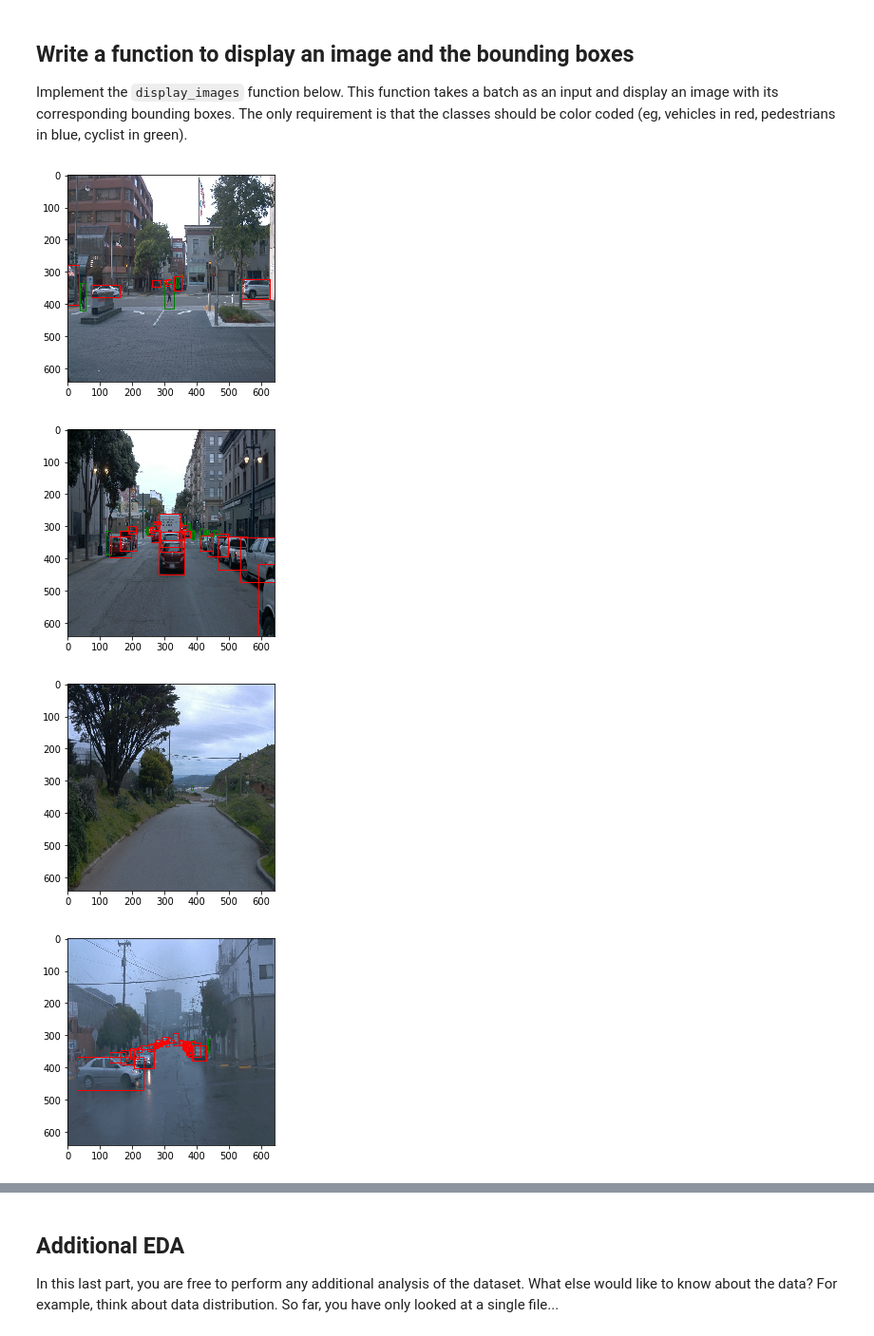
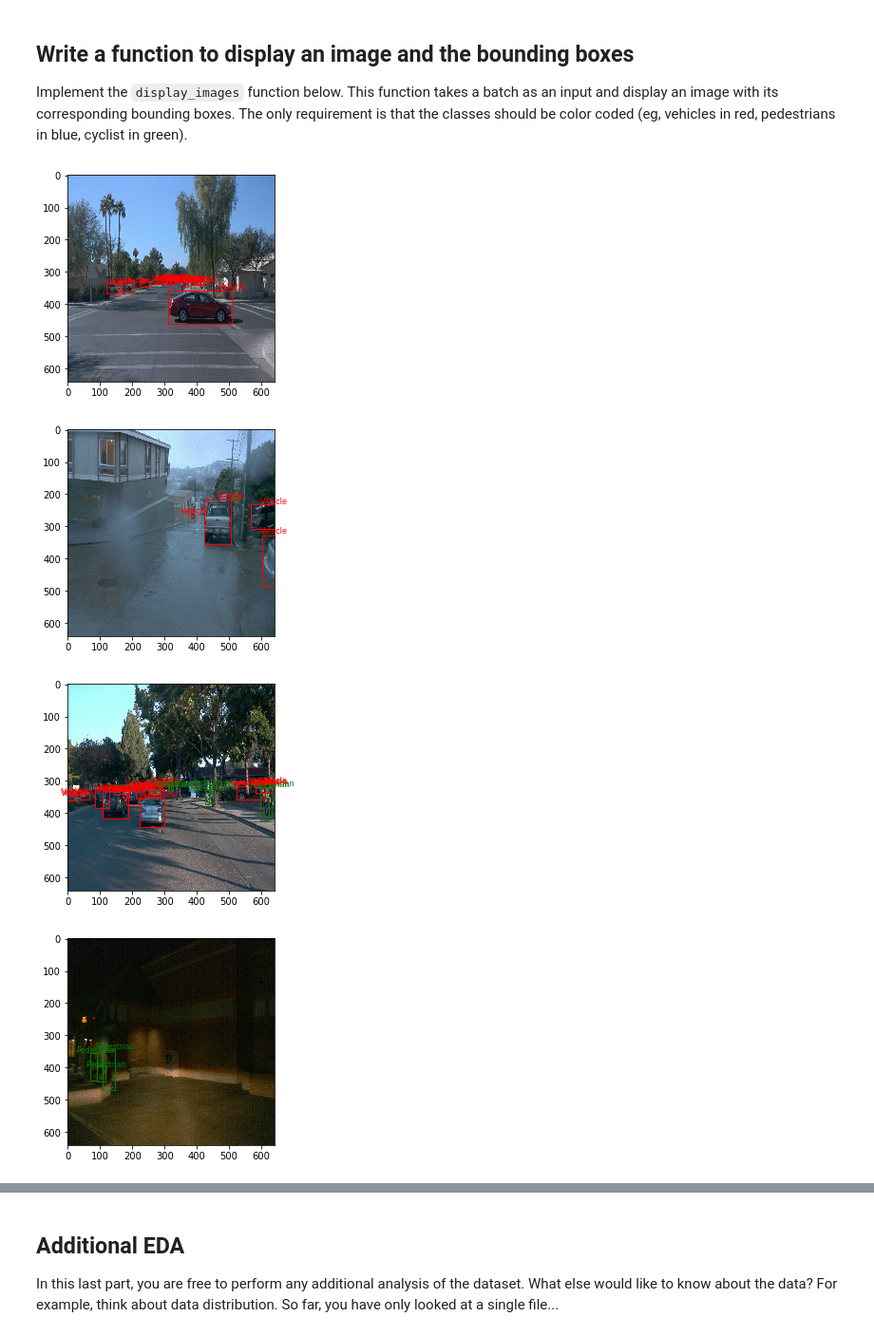
Before and after one commit to Abhishek2011992/SDC-P1, a Jupyter notebook: Exploratory Data Analysis.ipynb, the cells around one changed output, grey strips where cells are left out. Shown at 95% size. Cells and saved outputs as stored; diff of their text form; code cells hidden in the pictures.

```diff
--- a/Exploratory Data Analysis.ipynb
+++ b/Exploratory Data Analysis.ipynb
@@ -29,7 +23,6 @@ def display_images(batch):
 
     for index, plotdata in enumerate(batch):
         fig, ax = plt.subplots(nrows = 1, ncols=1)
-
         rectangle_boxes_list = plotdata['groundtruth_boxes']
         rectangle_boxes_class_list = plotdata['groundtruth_classes']
         plotdata_filename = plotdata['filename'].numpy()
@@ -47,16 +40,25 @@ def display_images(batch):
             length = abs(y2 - y1)
             width = abs(x2 -x1)
             color = 'w'
+            text = "Vehicle"
             if rectangle_class == 1:
                 color = 'r'
+                text = "Vehicle"
             elif rectangle_class == 2:
                 color ='g'
+                text = "Pedestrian"
             else:
                 color = 'b'
+                text = "Bicycle"
 
             rect = patches.Rectangle((y1, x1), length, width, edgecolor=color, facecolor='none')
             # Add the patch to the Axes
             ax.add_patch(rect)
+            rx, ry = rect.get_xy()
+            cx = rx + rect.get_width()
+            cy = ry - 0.1*rect.get_height()
+            ax.annotate(text, (cx, cy), color=color, fontsize=8, ha='center', va='center')
+
 
         plt.show()
         plt.close(fig)
@@ -72,11 +74,12 @@ Using the dataset created in the second cell and the function you just coded, di
 Implement the `display_images` function below. This function takes a batch as an input and display an image with its corresponding bounding boxes. The only requirement is that the classes should be color coded (eg, vehicles in red, pedestrians in blue, cyclist in green).
 # %%
 # Display 10 random images in dataset
-display_images(dataset.take(10))
-#for data in dataset.take(1):
-    #print(data)
+random_pick=[]
+for pick in dataset.take(10):
+    random_pick.append(pick)
+display_images(random_pick)
 # %% [output]
-[figure, old version]
+[figure, new version]
-[figure, old version]
+[figure, new version]
-[figure, old version]
+[figure, new version]
-[figure, old version]
+[figure, new version]
```
Also changed, not shown: parts of 9 cells of this notebook, 1 other file.
